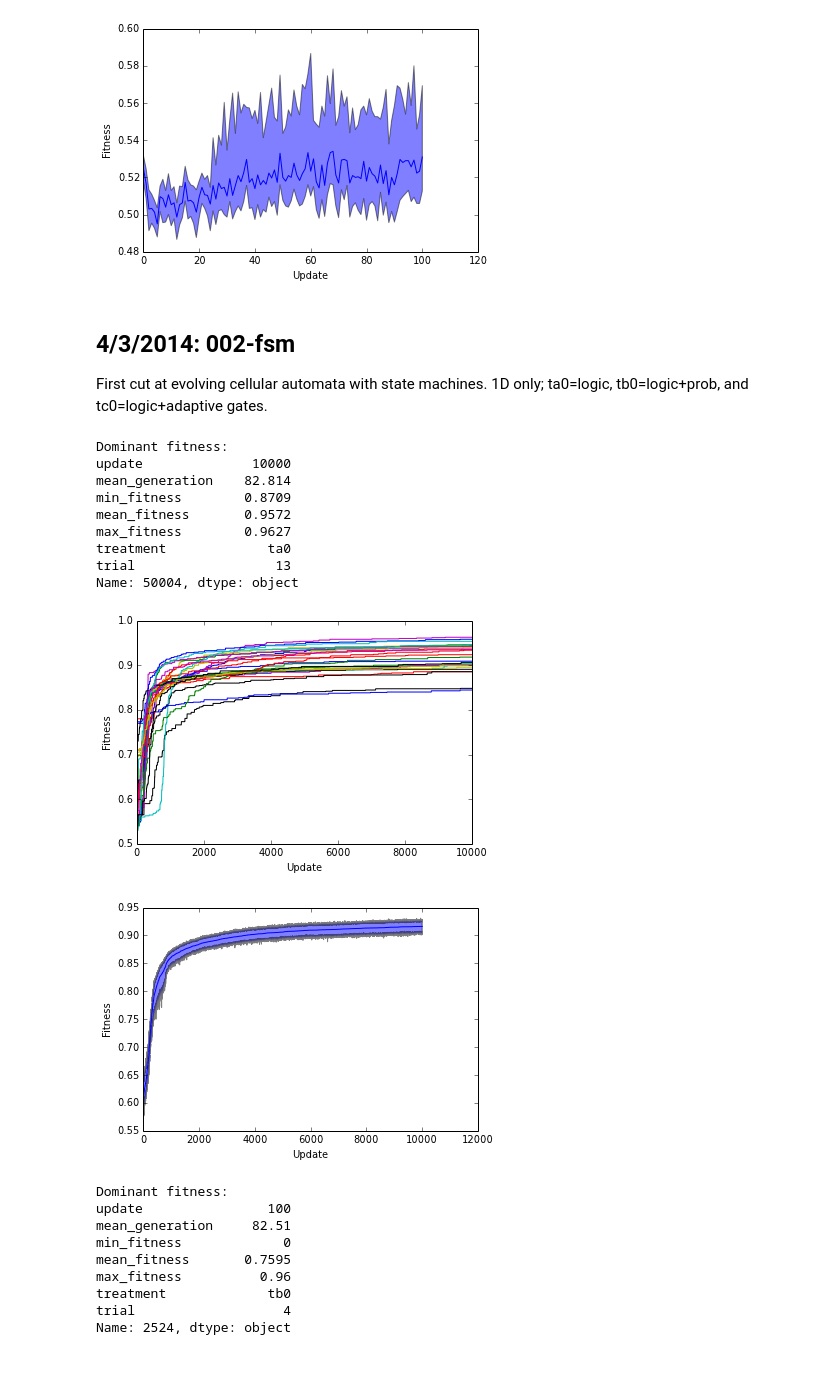
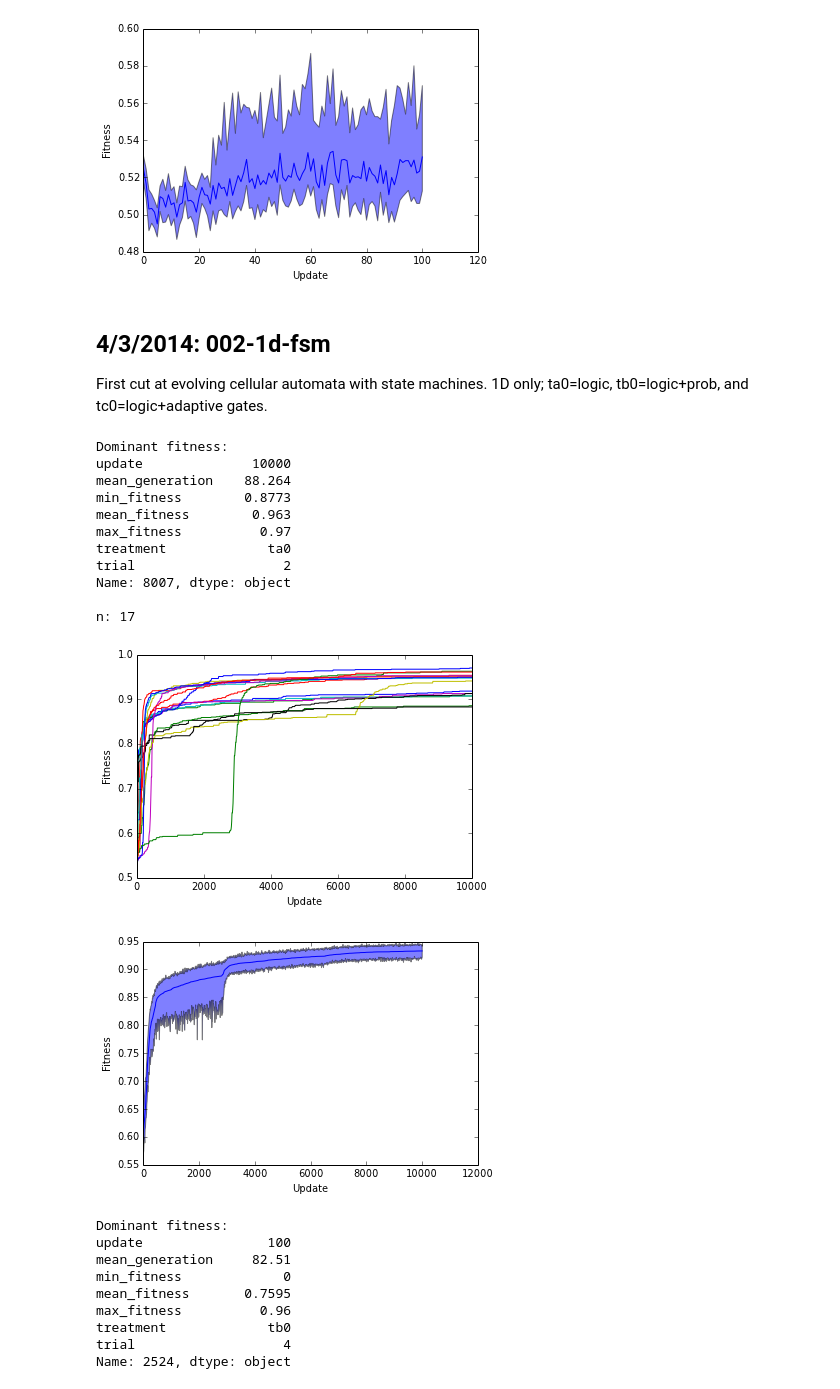
Before and after one commit to dknoester/self-assembly, a Jupyter notebook: math/self-assembly.ipynb, the cells around one changed output. Saved outputs shown, nothing was run; the diff lists cells and outputs as text; code cells hidden in the pictures.

```diff
--- a/math/self-assembly.ipynb
+++ b/math/self-assembly.ipynb
@@ -122,23 +114,25 @@ Name: 1009, dtype: object
 [figure]
 [figure]
 # %% [markdown]
-## 4/3/2014: 002-fsm
+## 4/3/2014: 002-1d-fsm
 
 First cut at evolving cellular automata with state machines.  1D only; ta0=logic, tb0=logic+prob, and tc0=logic+adaptive gates.
 # %%
-D = fitness_plots('../var/002-fsm','ta0') # logic gates only
+D = fitness_plots('../var/002-1d-fsm','ta0') # logic gates only
 # %% [output]
 Dominant fitness:
 update              10000
-mean_generation    82.814
-min_fitness        0.8709
-mean_fitness       0.9572
-max_fitness        0.9627
+mean_generation    88.264
+min_fitness        0.8773
+mean_fitness        0.963
+max_fitness          0.97
 treatment             ta0
-trial                  13
-Name: 50004, dtype: object
+trial                   2
+Name: 8007, dtype: object
+
+n: 17
-[figure, old version]
+[figure, new version]
-[figure, old version]
+[figure, new version]
 # %%
 D = fitness_plots('../var/002-fsm','tb0') # logic+probabilistic
 # %% [output]
```
Also changed, not shown: parts of 1 cell of this notebook, 5 other files.
